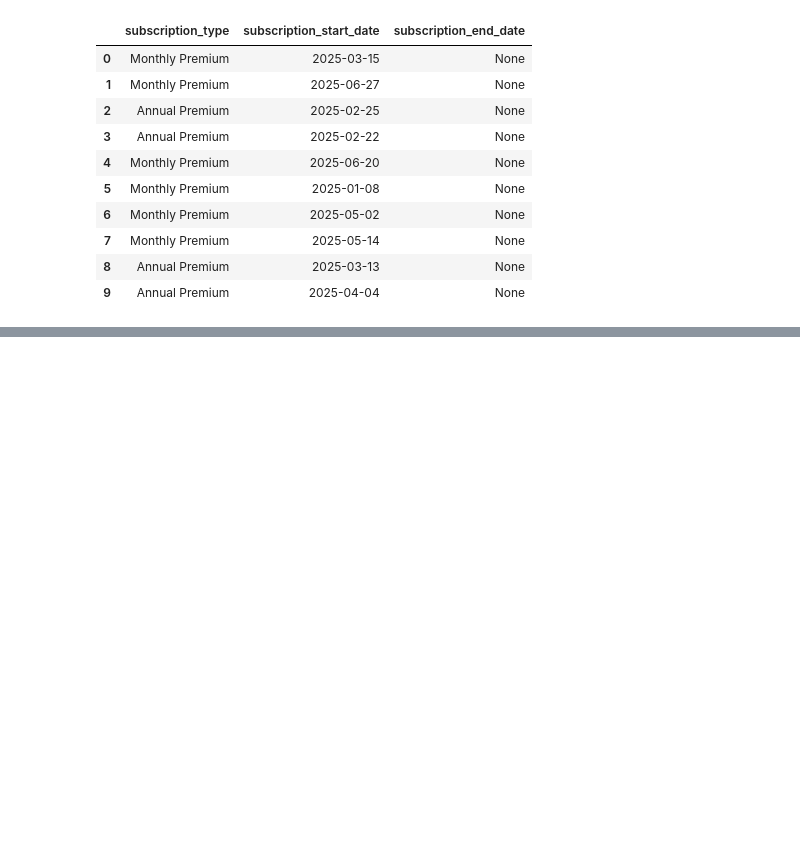
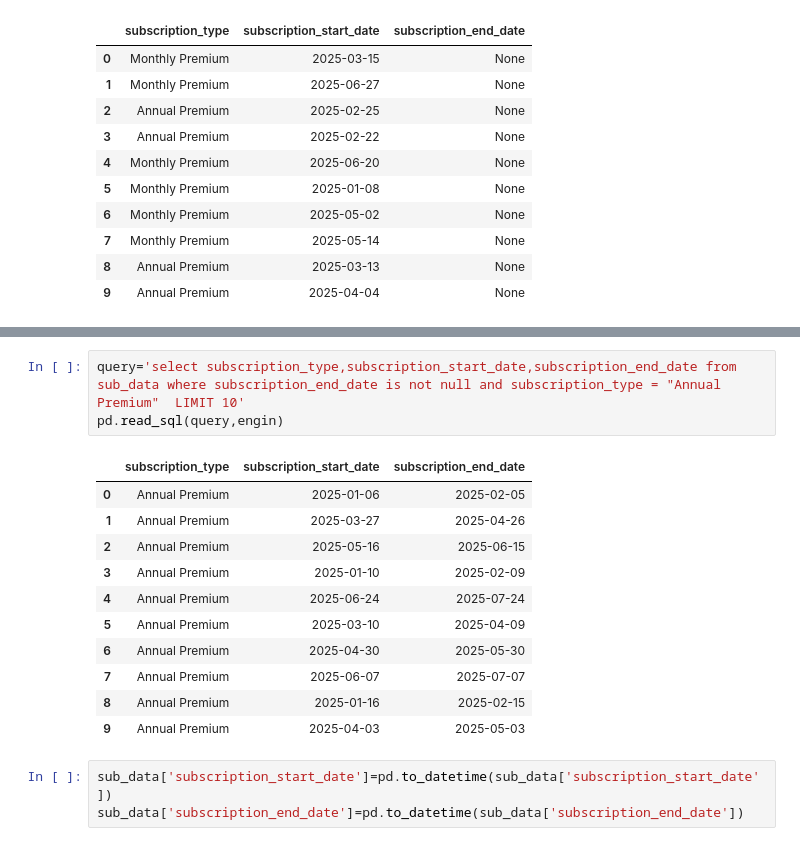
Before and after one commit to vishva0710/ai-chatbot-user-retention-analysis, a Jupyter notebook: AI_Chatbot_User_Retention_Analysis.ipynb, the cells around one changed output, grey strips where cells are left out. Cells and saved outputs as stored; diff of their text form; blank space fills up the shorter version.

```diff
--- a/AI_Chatbot_User_Retention_Analysis.ipynb
+++ b/AI_Chatbot_User_Retention_Analysis.ipynb
@@ -305,0 +325,18 @@ pd.read_sql(query,engin)
+# %%
+query='select subscription_type,subscription_start_date,subscription_end_date from sub_data where subscription_end_date is not null and subscription_type = "Annual Premium"  LIMIT 10'
+pd.read_sql(query,engin)
+# %% [output]
+|  | subscription_type | subscription_start_date | subscription_end_date |
+| 0 | Annual Premium | 2025-01-06 | 2025-02-05 |
+| 1 | Annual Premium | 2025-03-27 | 2025-04-26 |
+| 2 | Annual Premium | 2025-05-16 | 2025-06-15 |
+| 3 | Annual Premium | 2025-01-10 | 2025-02-09 |
+| 4 | Annual Premium | 2025-06-24 | 2025-07-24 |
+| 5 | Annual Premium | 2025-03-10 | 2025-04-09 |
+| 6 | Annual Premium | 2025-04-30 | 2025-05-30 |
+| 7 | Annual Premium | 2025-06-07 | 2025-07-07 |
+| 8 | Annual Premium | 2025-01-16 | 2025-02-15 |
+| 9 | Annual Premium | 2025-04-03 | 2025-05-03 |
+# %%
+sub_data['subscription_start_date']=pd.to_datetime(sub_data['subscription_start_date'])
+sub_data['subscription_end_date']=pd.to_datetime(sub_data['subscription_end_date'])
```
Also changed, not shown: parts of 4 cells of this notebook.
